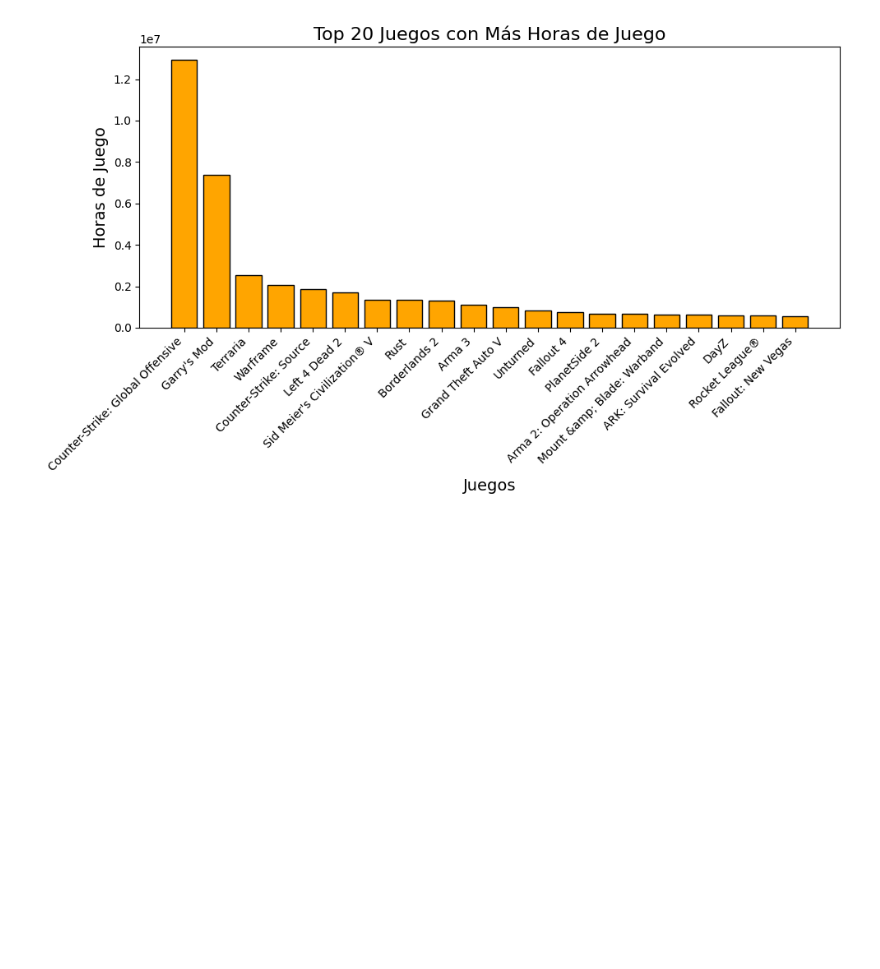
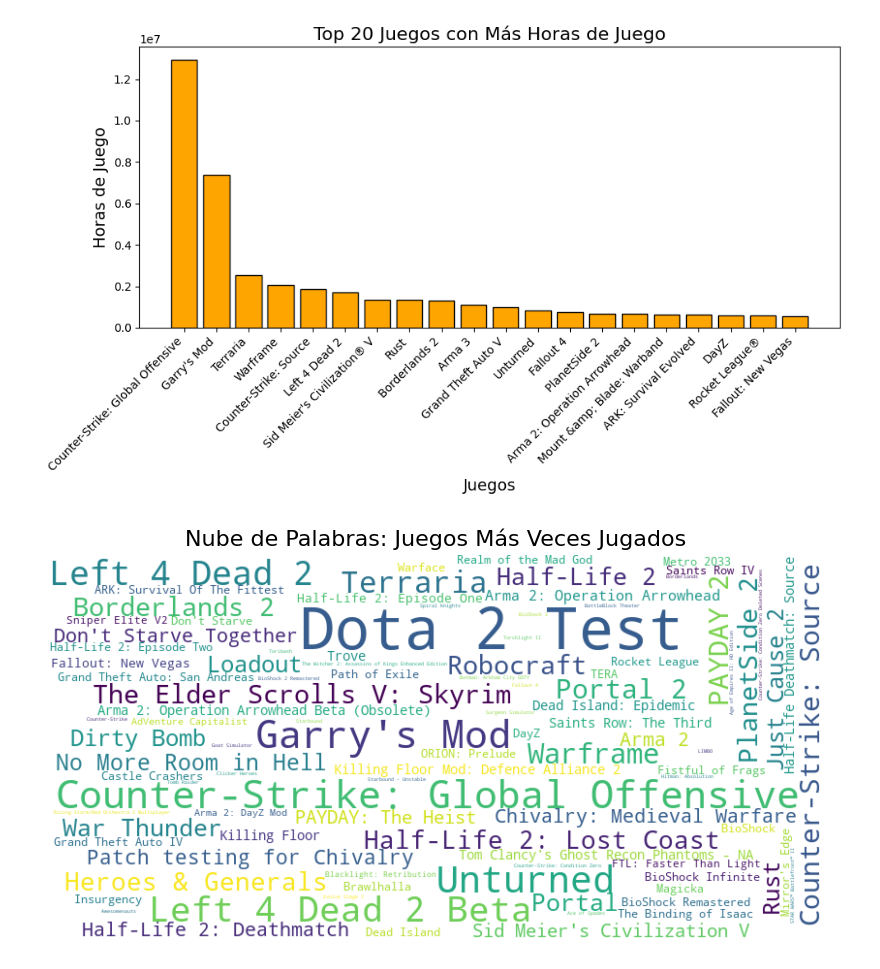
Before and after one commit to dosoriofc/PI_ML_OPS, a Jupyter notebook: EDA.ipynb, the cells around one changed output. Saved outputs shown, nothing was run; the diff lists cells and outputs as text; code cells hidden in the pictures; blank space fills up the shorter version.

```diff
--- a/EDA.ipynb
+++ b/EDA.ipynb
@@ -193,3 +193,25 @@ plt.tight_layout()
 plt.show()
 # %% [output]
 [figure]
+# %%
+df_items_eda2 = pd.read_parquet("./datasets/df_items_eda.parquet")
+# %%
+# Nube de palabras con los videojuegos mas frecuentemente jugados
+from wordcloud import WordCloud
+import matplotlib.pyplot as plt
+
+
+# Agrupa por 'item_name' y cuenta la frecuencia de cada juego
+frecuencia_juegos = df_items_eda2['item_name'].value_counts()
+
+# Crea la nube de palabras
+wordcloud = WordCloud(width=800, height=400, max_words=100, background_color='white').generate_from_frequencies(frecuencia_juegos)
+
+# Muestra la nube de palabras
+plt.figure(figsize=(10, 6))
+plt.imshow(wordcloud, interpolation='bilinear')
+plt.axis('off')
+plt.title('Nube de Palabras: Juegos Más Veces Jugados', fontsize=16)
+plt.show()
+# %% [output]
+[figure, added]
```
Also changed, not shown: parts of 3 cells of this notebook.
